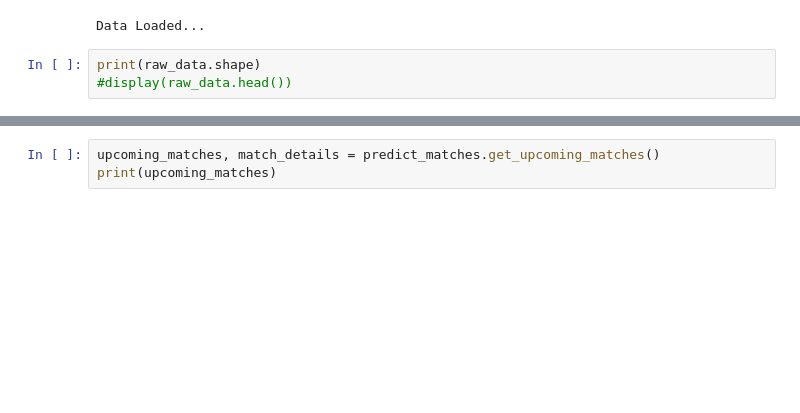
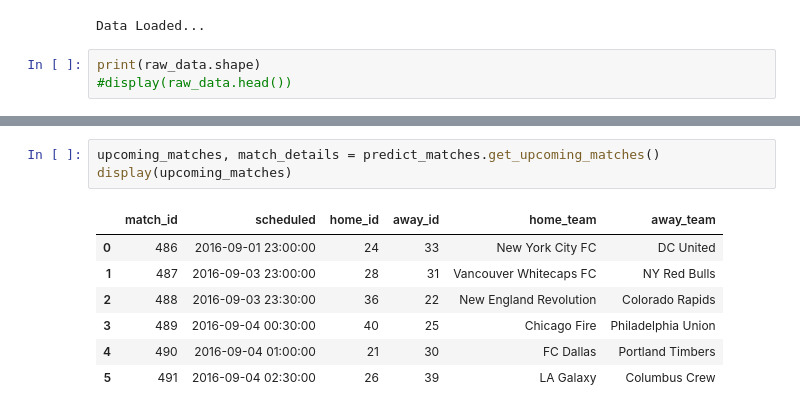
Before and after one commit to dchilders21/stats, a Jupyter notebook: src/stats/stats.ipynb, the cells around one changed output, grey strips where cells are left out. Drawn from its saved outputs; the diff is of its cells as text; blank space fills up the shorter version.

```diff
--- a/src/stats/stats.ipynb
+++ b/src/stats/stats.ipynb
@@ -125,6 +563,14 @@ Find all matches
 # %%
 upcoming_matches, match_details = predict_matches.get_upcoming_matches()
-print(upcoming_matches)
+display(upcoming_matches)
+# %% [output]
+|  | match_id | scheduled | home_id | away_id | home_team | away_team |
+| 0 | 486 | 2016-09-01 23:00:00 | 24 | 33 | New York City FC | DC United |
+| 1 | 487 | 2016-09-03 23:00:00 | 28 | 31 | Vancouver Whitecaps FC | NY Red Bulls |
+| 2 | 488 | 2016-09-03 23:30:00 | 36 | 22 | New England Revolution | Colorado Rapids |
+| 3 | 489 | 2016-09-04 00:30:00 | 40 | 25 | Chicago Fire | Philadelphia Union |
+| 4 | 490 | 2016-09-04 01:00:00 | 21 | 30 | FC Dallas | Portland Timbers |
+| 5 | 491 | 2016-09-04 02:30:00 | 26 | 39 | LA Galaxy | Columbus Crew |
 # %%
 for i in models:
     if i == 'svc':
```
Also changed, not shown: parts of 54 cells of this notebook, 36 other files.
